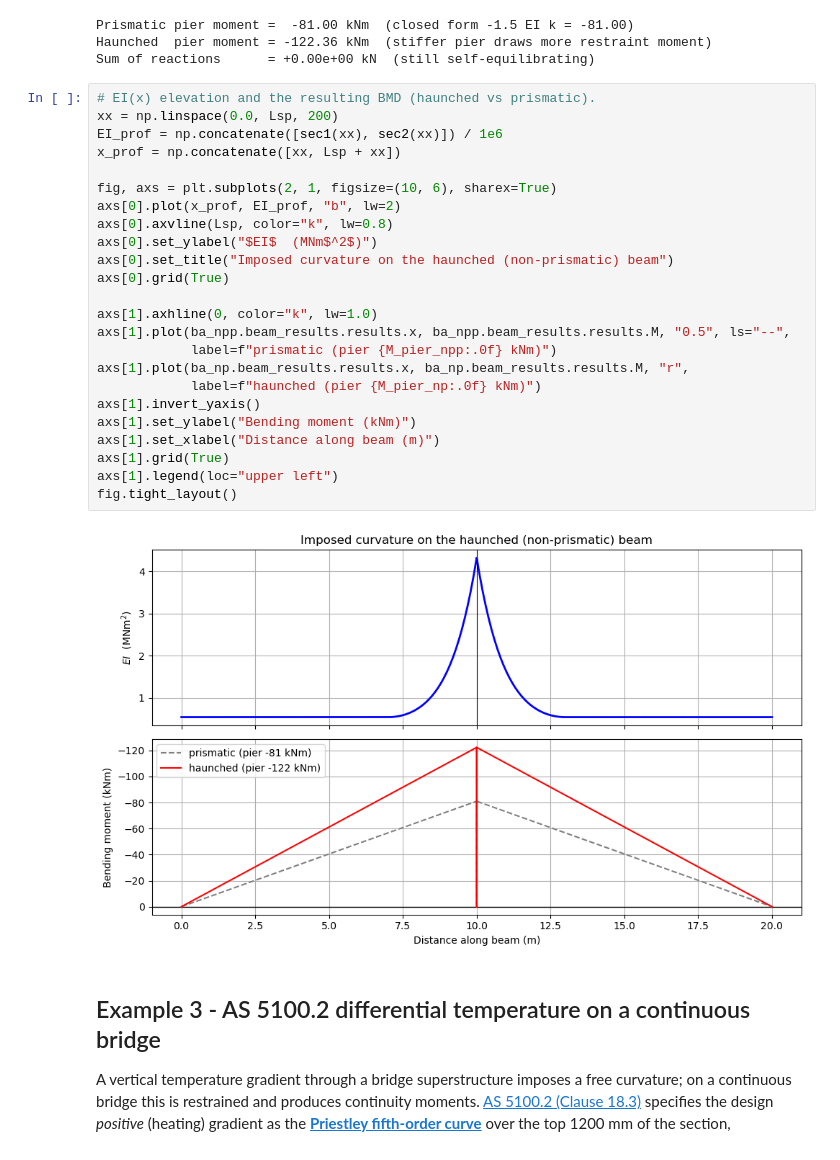
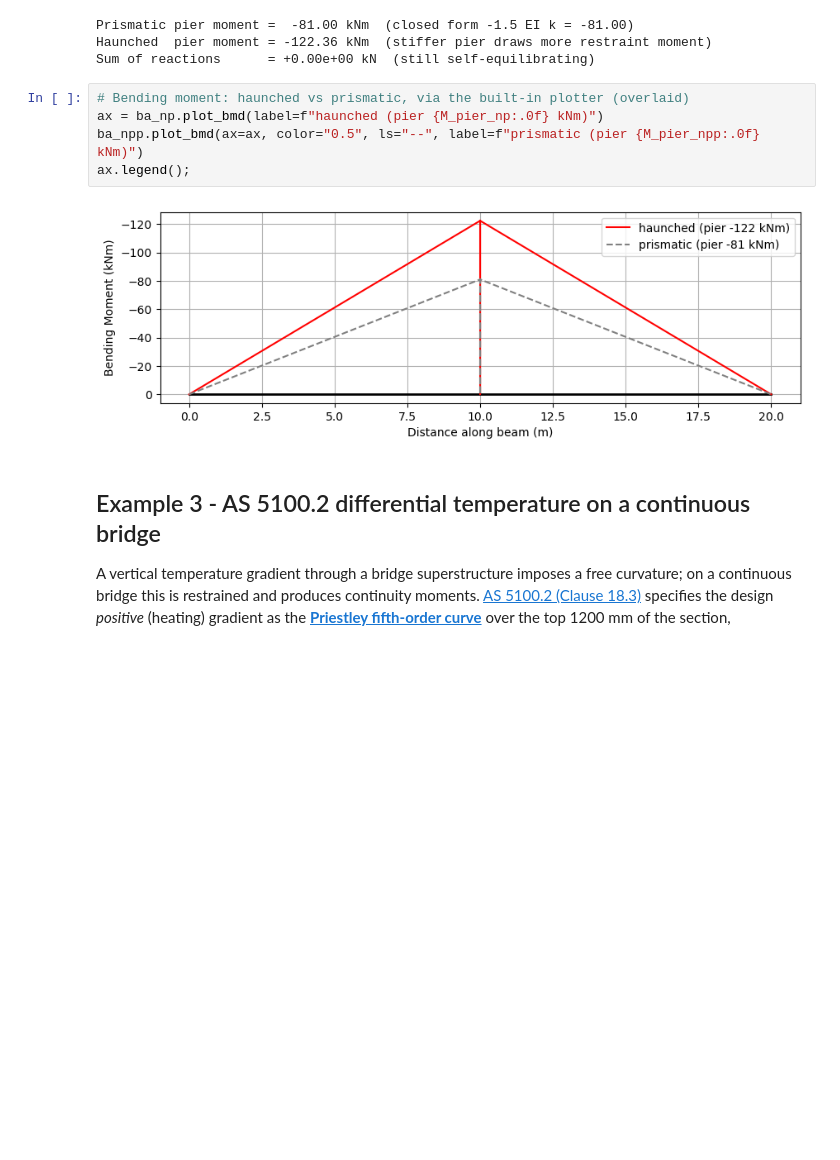
Before and after one commit to ccaprani/pycba, a Jupyter notebook: docs/source/notebooks/creep_shrinkage_thermal.ipynb, the cells around one changed output. Saved outputs shown, nothing was run; the diff lists cells and outputs as text; blank space fills up the shorter version.

```diff
--- a/docs/source/notebooks/creep_shrinkage_thermal.ipynb
+++ b/docs/source/notebooks/creep_shrinkage_thermal.ipynb
@@ -108,31 +95,12 @@ Prismatic pier moment =  -81.00 kNm  (closed form -1.5 EI k = -81.00)
 Haunched  pier moment = -122.36 kNm  (stiffer pier draws more restraint moment)
 Sum of reactions      = +0.00e+00 kN  (still self-equilibrating)
 # %%
-# EI(x) elevation and the resulting BMD (haunched vs prismatic).
-xx = np.linspace(0.0, Lsp, 200)
-EI_prof = np.concatenate([sec1(xx), sec2(xx)]) / 1e6
-x_prof = np.concatenate([xx, Lsp + xx])
-
-fig, axs = plt.subplots(2, 1, figsize=(10, 6), sharex=True)
-axs[0].plot(x_prof, EI_prof, "b", lw=2)
-axs[0].axvline(Lsp, color="k", lw=0.8)
-axs[0].set_ylabel("$EI$  (MNm$^2$)")
-axs[0].set_title("Imposed curvature on the haunched (non-prismatic) beam")
-axs[0].grid(True)
-
-axs[1].axhline(0, color="k", lw=1.0)
-axs[1].plot(ba_npp.beam_results.results.x, ba_npp.beam_results.results.M, "0.5", ls="--",
-            label=f"prismatic (pier {M_pier_npp:.0f} kNm)")
-axs[1].plot(ba_np.beam_results.results.x, ba_np.beam_results.results.M, "r",
-            label=f"haunched (pier {M_pier_np:.0f} kNm)")
-axs[1].invert_yaxis()
-axs[1].set_ylabel("Bending moment (kNm)")
-axs[1].set_xlabel("Distance along beam (m)")
-axs[1].grid(True)
-axs[1].legend(loc="upper left")
-fig.tight_layout()
+# Bending moment: haunched vs prismatic, via the built-in plotter (overlaid)
+ax = ba_np.plot_bmd(label=f"haunched (pier {M_pier_np:.0f} kNm)")
+ba_npp.plot_bmd(ax=ax, color="0.5", ls="--", label=f"prismatic (pier {M_pier_npp:.0f} kNm)")
+ax.legend();
 # %% [output]
-[figure, old version]
+[figure, new version]
 # %% [markdown]
 ## Example 3 - AS 5100.2 differential temperature on a continuous bridge
 
```
Also changed, not shown: parts of 2 cells of this notebook, 13 other files.
